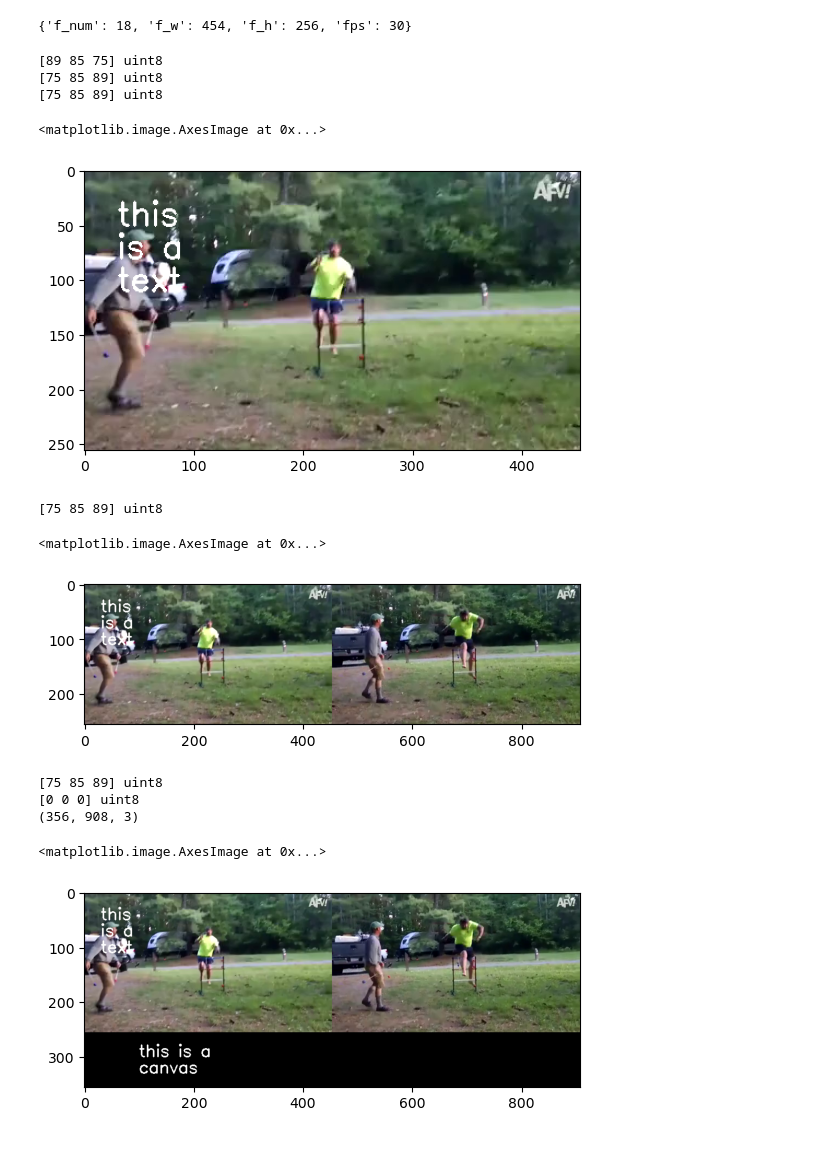
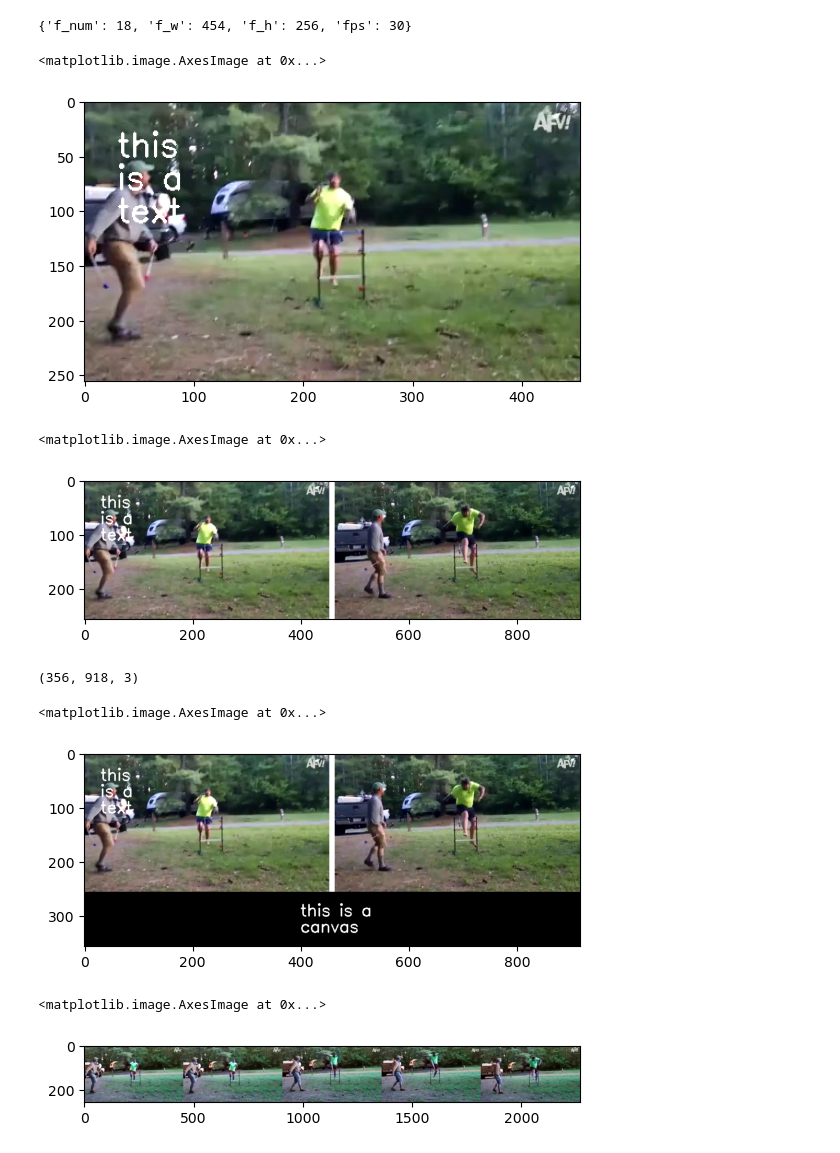
Before and after one commit to Tristan-J/tutils, a Jupyter notebook: tutils.ipynb, the cells around one changed output. Cells and saved outputs as stored; diff of their text form; code cells hidden in the pictures.

Commit message:
update tutil image handling and add readme

```diff
--- a/tutils.ipynb
+++ b/tutils.ipynb
@@ -273,19 +292,31 @@ def img_createcanvas(w, h, c=3, color256=(0, 0, 0)):
     return canvas_new.astype(np.uint8)
 
 
-def img_concateimg(img_ps, direction):
+def img_concateimg(img_ps, direction, separator_width=0):
     assert(direction in ['h', 'v'])    # 'h' (horizontal), 'v'(vertical)
     imgs = []
     for img_p in img_ps:
         imgs.append(cv2.imread(img_p))
-    return img_concateimgnpa(imgs)
-def img_concateimgnpa(img_npas, direction):
+    return img_concateimgnpa(imgs, direction, separator_width)
+def img_concateimgnpa(img_npas, direction, separator_width=0):
     assert(direction in ['h', 'v'])    # 'h' (horizontal), 'v'(vertical)
     if direction == 'h':
-        img_new = np.concatenate(img_npas, axis=1)
+        sep_line = np.full((img_npas[0].shape[0], separator_width, 3), 255)
+        img_npas_new = []
+        for i, img_npa in enumerate(img_npas):
+            img_npas_new.append(img_npa)
+            if i < len(img_npas)-1:
+                img_npas_new.append(sep_line)
+        img_new = np.concatenate(img_npas_new, axis=1)
     elif direction == 'v':
-        img_new = np.concatenate(img_npas, axis=0)
-    return img_new
+        sep_line = np.full((separator_width, img_npas[0].shape[1], 3), 255)
+        img_npas_new = []
+        for i, img_npa in enumerate(img_npas):
+            img_npas_new.append(img_npa)
+            if i < len(img_npas)-1:
+                img_npas_new.append(sep_line)
+        img_new = np.concatenate(img_npas_new, axis=0)
+    return img_new.astype(np.uint8)
 
 def img_cv22rgb(img):
     return cv2.cvtColor(img, cv2.COLOR_BGR2RGB)
@@ -299,44 +330,37 @@ print(v_shape)
 {'f_num': 18, 'f_w': 454, 'f_h': 256, 'fps': 30}
 # %%
 img = frames[0]
-print(img[0][0], img.dtype)
 img = img_cv22rgb(img)
-print(img[0][0], img.dtype)
 img = img_text2imgnpa(img, ['this', 'is a', 'text'], loc=[30, 50])
-print(img[0][0], img.dtype)
 
 plt.imshow(img)
 # %% [output]
-[89 85 75] uint8
-[75 85 89] uint8
-[75 85 89] uint8
+<matplotlib.image.AxesImage at 0x...>
-<matplotlib.image.AxesImage at 0x...>
 [figure]
 # %%
 img2 = img_cv22rgb(frames[17])
-img = img_concateimgnpa([img, img2], direction='h')
-print(img[0][0], img.dtype)
-
+img = img_concateimgnpa([img, img2], direction='h', separator_width=10)
 
 plt.imshow(img)
 # %% [output]
-[75 85 89] uint8
+<matplotlib.image.AxesImage at 0x...>
-<matplotlib.image.AxesImage at 0x...>
-[figure, old version]
+[figure, new version]
 # %%
 img3 = img_createcanvas(w=img.shape[1], h=100)
 img = img_concateimgnpa([img, img3], direction='v')
-print(img[0][0], img.dtype)
-print(img[-1][-1], img.dtype)
 
 
 print(img.shape)
-img = img_text2imgnpa(img, ['this is a ', 'canvas'], loc=[100, 300])
+img = img_text2imgnpa(img, ['this is a ', 'canvas'], loc=[400, 300])
 
 plt.imshow(img)
 # %% [output]
-[75 85 89] uint8
-[0 0 0] uint8
-(356, 908, 3)
+(356, 918, 3)
 <matplotlib.image.AxesImage at 0x...>
-[figure, old version]
+[figure, new version]
+# %%
+v_sample_img = vd_sample("demo.mp4")
+plt.imshow(v_sample_img)
+# %% [output]
+<matplotlib.image.AxesImage at 0x...>
+[figure, added]
```
Also changed, not shown: parts of 2 cells of this notebook, 2 other files.
